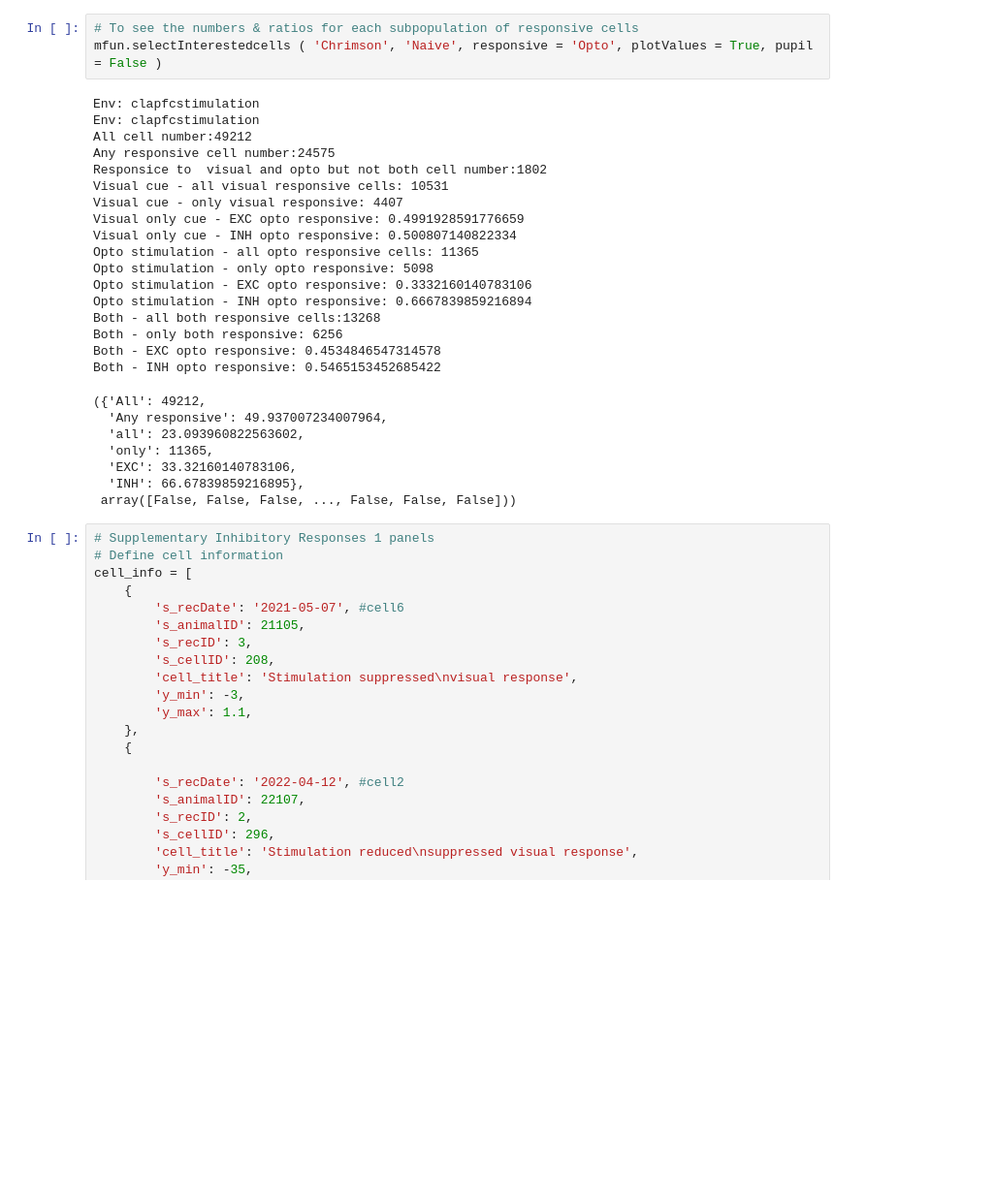
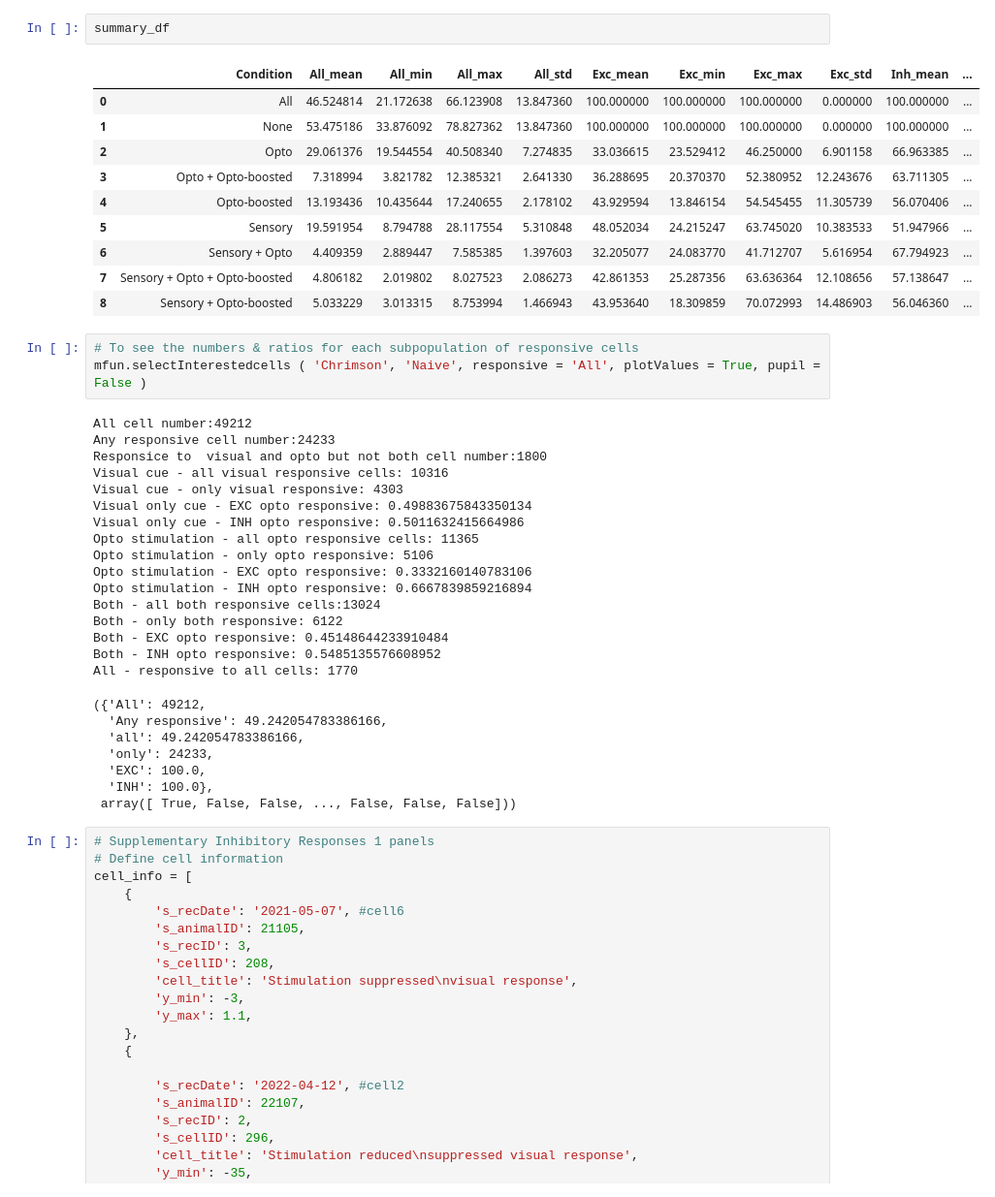
Before and after one commit to huriyeatg/clapfcstimulation, a Jupyter notebook: fig1_activationAffect.ipynb, the cells around one changed output. Shown at 97% size. Saved outputs shown, nothing was run; the diff lists cells and outputs as text; blank space fills up the shorter version.

```diff
--- a/fig1_activationAffect.ipynb
+++ b/fig1_activationAffect.ipynb
@@ -193,31 +319,43 @@ Opto-boosted: p =0.146484375 Wilcoxon: 24.0
+# %%
+summary_df
+# %% [output]
+|  | Condition | All_mean | All_min | All_max | All_std | Exc_mean | Exc_min | Exc_max | Exc_std | Inh_mean | ... |
+| 0 | All | 46.524814 | 21.172638 | 66.123908 | 13.847360 | 100.000000 | 100.000000 | 100.000000 | 0.000000 | 100.000000 | ... |
+| 1 | None | 53.475186 | 33.876092 | 78.827362 | 13.847360 | 100.000000 | 100.000000 | 100.000000 | 0.000000 | 100.000000 | ... |
+| 2 | Opto | 29.061376 | 19.544554 | 40.508340 | 7.274835 | 33.036615 | 23.529412 | 46.250000 | 6.901158 | 66.963385 | ... |
+| 3 | Opto + Opto-boosted | 7.318994 | 3.821782 | 12.385321 | 2.641330 | 36.288695 | 20.370370 | 52.380952 | 12.243676 | 63.711305 | ... |
+| 4 | Opto-boosted | 13.193436 | 10.435644 | 17.240655 | 2.178102 | 43.929594 | 13.846154 | 54.545455 | 11.305739 | 56.070406 | ... |
+| 5 | Sensory | 19.591954 | 8.794788 | 28.117554 | 5.310848 | 48.052034 | 24.215247 | 63.745020 | 10.383533 | 51.947966 | ... |
+| 6 | Sensory + Opto | 4.409359 | 2.889447 | 7.585385 | 1.397603 | 32.205077 | 24.083770 | 41.712707 | 5.616954 | 67.794923 | ... |
+| 7 | Sensory + Opto + Opto-boosted | 4.806182 | 2.019802 | 8.027523 | 2.086273 | 42.861353 | 25.287356 | 63.636364 | 12.108656 | 57.138647 | ... |
+| 8 | Sensory + Opto-boosted | 5.033229 | 3.013315 | 8.753994 | 1.466943 | 43.953640 | 18.309859 | 70.072993 | 14.486903 | 56.046360 | ... |
 # %%
 # To see the numbers & ratios for each subpopulation of responsive cells
-mfun.selectInterestedcells ( 'Chrimson', 'Naive', responsive = 'Opto', plotValues = True, pupil = False )
+mfun.selectInterestedcells ( 'Chrimson', 'Naive', responsive = 'All', plotValues = True, pupil = False )
 # %% [output]
-Env: clapfcstimulation
-Env: clapfcstimulation
 All cell number:49212
-Any responsive cell number:24575
-Responsice to  visual and opto but not both cell number:1802
-Visual cue - all visual responsive cells: 10531
-Visual cue - only visual responsive: 4407
-Visual only cue - EXC opto responsive: 0.4991928591776659
-Visual only cue - INH opto responsive: 0.500807140822334
+Any responsive cell number:24233
+Responsice to  visual and opto but not both cell number:1800
+Visual cue - all visual responsive cells: 10316
+Visual cue - only visual responsive: 4303
+Visual only cue - EXC opto responsive: 0.49883675843350134
+Visual only cue - INH opto responsive: 0.5011632415664986
 Opto stimulation - all opto responsive cells: 11365
-Opto stimulation - only opto responsive: 5098
+Opto stimulation - only opto responsive: 5106
 Opto stimulation - EXC opto responsive: 0.3332160140783106
 Opto stimulation - INH opto responsive: 0.6667839859216894
-Both - all both responsive cells:13268
-Both - only both responsive: 6256
-Both - EXC opto responsive: 0.4534846547314578
-Both - INH opto responsive: 0.5465153452685422
+Both - all both responsive cells:13024
+Both - only both responsive: 6122
+Both - EXC opto responsive: 0.45148644233910484
+Both - INH opto responsive: 0.5485135576608952
+All - responsive to all cells: 1770
 ({'All': 49212,
-  'Any responsive': 49.937007234007964,
-  'all': 23.093960822563602,
-  'only': 11365,
-  'EXC': 33.32160140783106,
-  'INH': 66.67839859216895},
- array([False, False, False, ..., False, False, False]))
+  'Any responsive': 49.242054783386166,
+  'all': 49.242054783386166,
+  'only': 24233,
+  'EXC': 100.0,
+  'INH': 100.0},
+ array([ True, False, False, ..., False, False, False]))
 # %%
 # Supplementary Inhibitory Responses 1 panels
 # Define cell information
```
Also changed, not shown: parts of 5 cells of this notebook, 8 other files.
